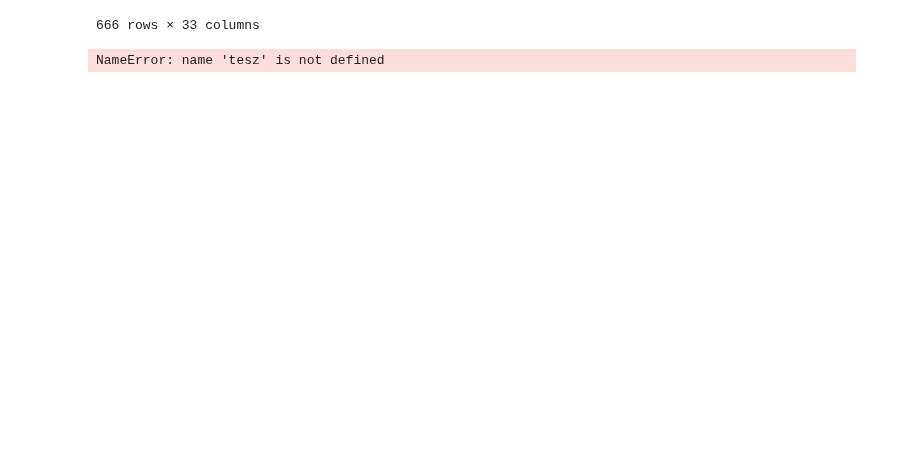
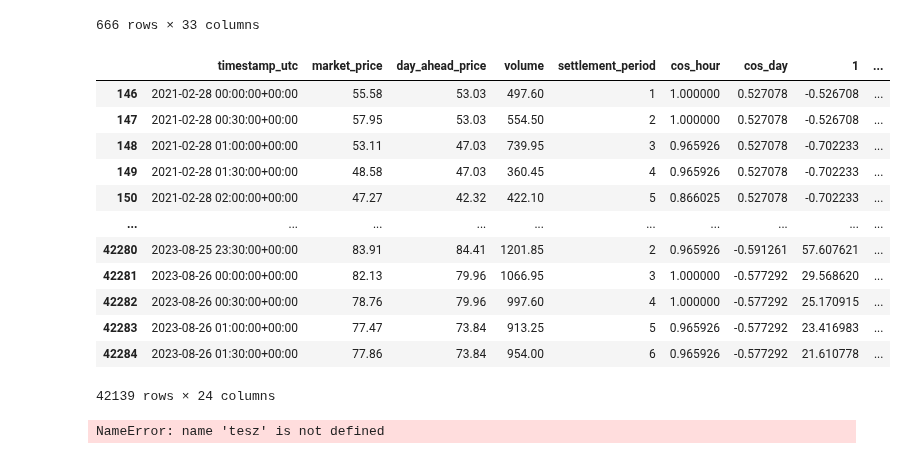
Before and after one commit to P-AEL/Energy_production_price_prediction, a Jupyter notebook: paul_analyse/MLP_day_ahead_price.ipynb, the cells around one changed output. Drawn from its saved outputs; the diff is of its cells as text; code cells hidden in the pictures; blank space fills up the shorter version.

```diff
--- a/paul_analyse/MLP_day_ahead_price.ipynb
+++ b/paul_analyse/MLP_day_ahead_price.ipynb
@@ -63,7 +79,7 @@ df_bbidding["timestamp_utc"] = pd.to_datetime(df_bbidding["timestamp_utc"])
 # Modified code to apply to your DataFrame
 df_bbidding1 = df_bbidding[["timestamp_utc","market_price","day_ahead_price","volume",
                            "settlement_period","cos_hour","cos_day","1","2","3","4","5",
-                           "6","7","8","9","imbalance_price"]].copy()
+                           "6","7","8","9","imbalance_price","national_demand","transmission_system_demand"]].copy()
 
 lag_configs = {
     "market_price_lag96h": ("market_price", 96),
@@ -84,7 +100,7 @@ df_bbidding1 = df_bbidding1.loc[df_bbidding1["timestamp_utc"] > "2021-02-26 23:0
 # %%
 # Original dataset
 X = df_bbidding1[["market_price_lag96h","imbalance_price_lag96h","day_ahead_price_lag1week","volume_lag96h",
-                  "cos_hour","cos_day","1","2","3","4","5","6","7","8","9"]].values
+                  "cos_hour","cos_day","1","2","3","4","5","6","7","8","9","national_demand","transmission_system_demand"]].values
 y = df_bbidding1["day_ahead_price"].values  # Convert to numpy
 
 # Step 1: Split into training and test sets (80% train, 20% test)
@@ -98,6 +114,7 @@ scaler = StandardScaler()
 X_train = scaler.fit_transform(X_train)
 X_val = scaler.transform(X_val)
 X_test = scaler.transform(X_test)
+pickle.dump(scaler, open("MLP_day_ahead.pkl", "wb"))
 # %%
 import torch
 import torch.nn as nn
@@ -155,9 +172,9 @@ val_dataset = TensorDataset(X_val_tensor, y_val_tensor)
 test_dataset = TensorDataset(X_test_tensor, y_test_tensor)
 
 # DataLoader
-train_loader = DataLoader(dataset=train_dataset, batch_size=32, shuffle=False)
-val_loader = DataLoader(dataset=val_dataset, batch_size=32, shuffle=False)
-test_loader = DataLoader(dataset=test_dataset, batch_size=32, shuffle=False)
+train_loader = DataLoader(dataset=train_dataset, batch_size=128, shuffle=False)
+val_loader = DataLoader(dataset=val_dataset, batch_size=128, shuffle=False)
+test_loader = DataLoader(dataset=test_dataset, batch_size=128, shuffle=False)
 
 # Step 5: Initialize the model, loss function, and optimizer
 input_dim = X_train_tensor.shape[1]
@@ -172,7 +189,7 @@ mae_loss = nn.L1Loss()
 # Training parameters
 num_epochs = 500
 patience = 15  # Number of epochs to wait for improvement
-min_relative_improvement = 0.000001  # 0.1% improvement threshold
+min_relative_improvement = 0.0001  # 0.1% improvement threshold
 best_val_loss = float('inf')
 early_stopping_counter = 0
 
@@ -496,3 +531,31 @@ df_api_new_merged2
 | 664 | 2024-10-21 21:00:00+00:00 | 2024-10-21 21:00:00+00:00 | 71.16 | 74.71 | 1754.15 | 45.0 | 0.707107 | ... |
 | 665 | 2024-10-21 21:30:00+00:00 | 2024-10-21 21:30:00+00:00 | 80.53 | 74.71 | 2217.80 | 46.0 | 0.707107 | ... |
 666 rows × 33 columns
+# %%
+#prediction for the whole dataset
+X = df_bbidding1[["market_price_lag96h","imbalance_price_lag96h","day_ahead_price_lag1week","volume_lag96h",
+                  "cos_hour","cos_day","1","2","3","4","5","6","7","8","9","national_demand","transmission_system_demand"]].values
+X = scaler.transform(X)
+X_tensor = torch.tensor(X, dtype=torch.float32)
+
+model.eval()
+with torch.no_grad():
+    final_outputs = model(X_tensor)
+    final_outputs = final_outputs.numpy().flatten()
+
+df_bbidding1["day_ahead_price_predictions"] = final_outputs
+df_bbidding1
+# %% [output]
+|  | timestamp_utc | market_price | day_ahead_price | volume | settlement_period | cos_hour | cos_day | 1 | ... |
+| 146 | 2021-02-28 00:00:00+00:00 | 55.58 | 53.03 | 497.60 | 1 | 1.000000 | 0.527078 | -0.526708 | ... |
+| 147 | 2021-02-28 00:30:00+00:00 | 57.95 | 53.03 | 554.50 | 2 | 1.000000 | 0.527078 | -0.526708 | ... |
+| 148 | 2021-02-28 01:00:00+00:00 | 53.11 | 47.03 | 739.95 | 3 | 0.965926 | 0.527078 | -0.702233 | ... |
+| 149 | 2021-02-28 01:30:00+00:00 | 48.58 | 47.03 | 360.45 | 4 | 0.965926 | 0.527078 | -0.702233 | ... |
+| 150 | 2021-02-28 02:00:00+00:00 | 47.27 | 42.32 | 422.10 | 5 | 0.866025 | 0.527078 | -0.702233 | ... |
+| ... | ... | ... | ... | ... | ... | ... | ... | ... | ... |
+| 42280 | 2023-08-25 23:30:00+00:00 | 83.91 | 84.41 | 1201.85 | 2 | 0.965926 | -0.591261 | 57.607621 | ... |
+| 42281 | 2023-08-26 00:00:00+00:00 | 82.13 | 79.96 | 1066.95 | 3 | 1.000000 | -0.577292 | 29.568620 | ... |
+| 42282 | 2023-08-26 00:30:00+00:00 | 78.76 | 79.96 | 997.60 | 4 | 1.000000 | -0.577292 | 25.170915 | ... |
+| 42283 | 2023-08-26 01:00:00+00:00 | 77.47 | 73.84 | 913.25 | 5 | 0.965926 | -0.577292 | 23.416983 | ... |
+| 42284 | 2023-08-26 01:30:00+00:00 | 77.86 | 73.84 | 954.00 | 6 | 0.965926 | -0.577292 | 21.610778 | ... |
+42139 rows × 24 columns
```
Also changed, not shown: parts of 25 cells of this notebook, 21 other files.
